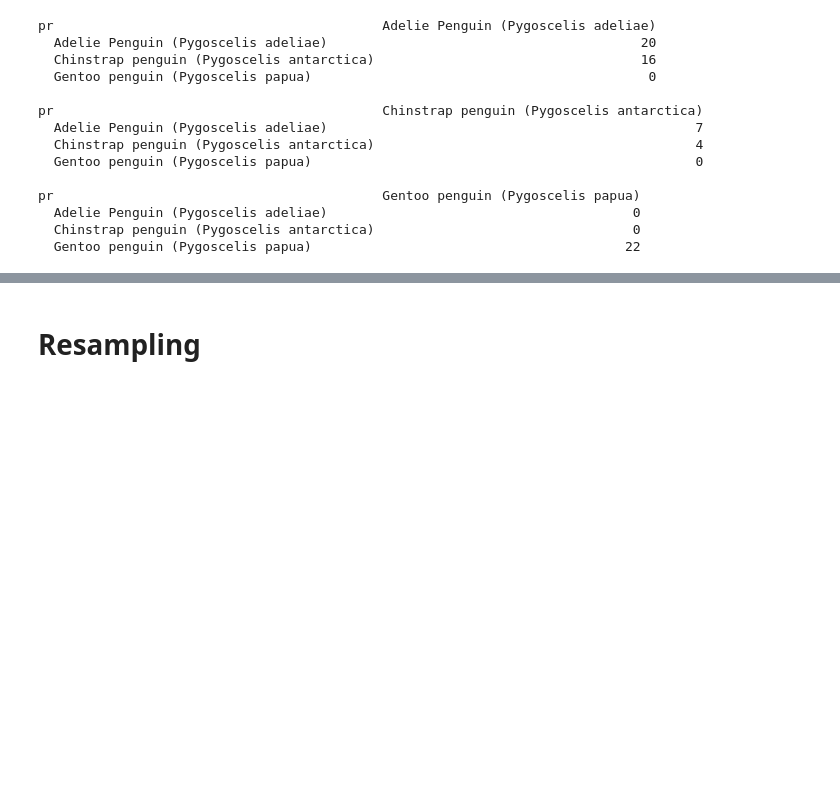
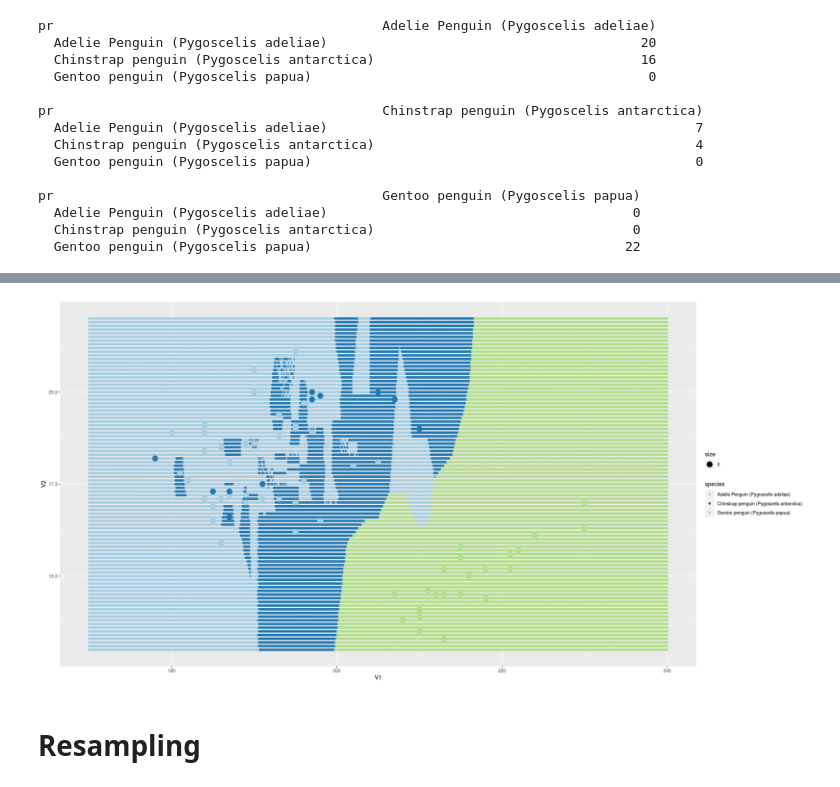
Before and after one commit to virgilpierce/MATH_795, a Jupyter notebook: Week 1.ipynb, the cells around one changed output, grey strips where cells are left out. Saved outputs shown, nothing was run; the diff lists cells and outputs as text; code cells hidden in the pictures; blank space fills up the shorter version.

```diff
--- a/Week 1.ipynb
+++ b/Week 1.ipynb
@@ -213,3 +235,14 @@ pr                                          Gentoo penguin (Pygoscelis papua)
 # %%
-x = c(170:0.1:240)
-x
+x = seq(from = 170, to = 240, by = 0.1)
+y = seq(from = 13, to = 22, by = 0.1)
+
+area = c()
+
+
+for (i in x) {
+    for (j in y) {
+        area = c(area, c(i, j))
+    }
+}
+
+area = array(area, c(2, length(x)*length(y)) ) %>% t()
@@ -222,0 +249,5 @@ Warning message in 170:0.1:240:
+# %%
+species_pr <- knn(train[,-1],area,cl=train[,1],k=1)
+# %%
+area_prediction = data.frame(cbind(area, species_pr))
+head(area_prediction)
@@ -222,0 +264,7 @@ Warning message in 170:0.1:240:
+# %%
+out = c('Adelie Penguin (Pygoscelis adeliae)','Chinstrap penguin (Pygoscelis antarctica)','Gentoo penguin (Pygoscelis papua)')
+input = c(1, 2, 3)
+
+area_prediction$species = transform(area_prediction$species_pr, species = out[match(area_prediction$species_pr, input)])$species
+
+head(area_prediction)
@@ -223,3 +281,8 @@ Warning message in 170:0.1:240:
+# %%
+P = ggplot(data = area_prediction, aes(x=V1, y=V2, col=species)) + geom_point()
+P + geom_point(data = test, aes(x=Flipper.Length..mm., y=Culmen.Depth..mm., col=Species, size=5)) + scale_color_brewer(palette = "Paired")
+# %% [output]
+[figure, added]
 # %% [markdown]
 # Resampling
 # %%
```
Also changed, not shown: parts of 5 cells of this notebook.
